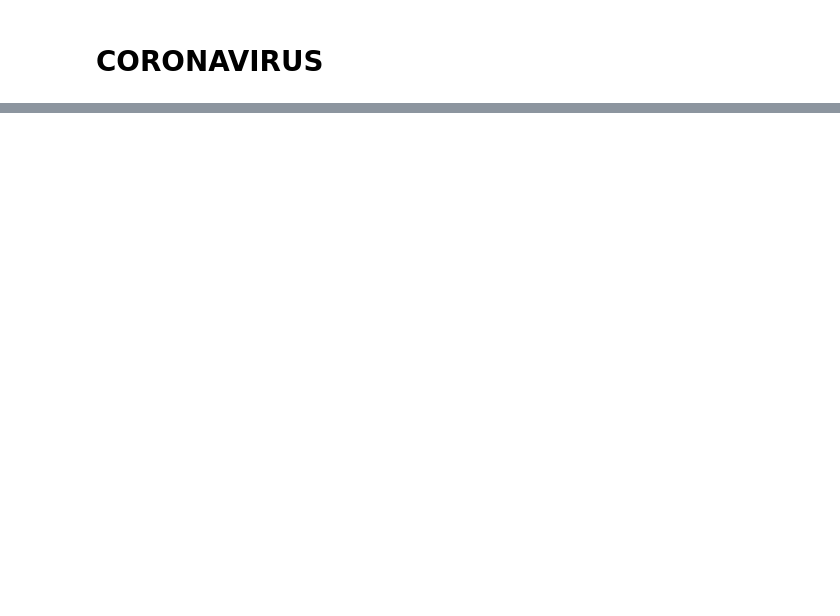
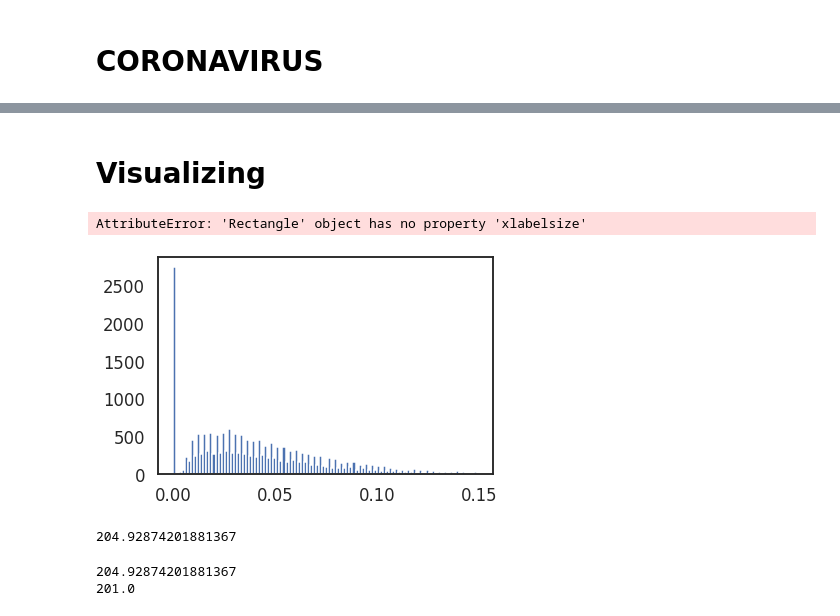
Before and after one commit to quiqueina/Data_Science, a Jupyter notebook: src/CoronaVirus/Coronavirus_Insights.ipynb, the cells around one changed output, grey strips where cells are left out. Drawn from its saved outputs; the diff is of its cells as text; code cells hidden in the pictures; blank space fills up the shorter version.

Commit message:
Adding Coronavirus concept

```diff
--- a/src/CoronaVirus/Coronavirus_Insights.ipynb
+++ b/src/CoronaVirus/Coronavirus_Insights.ipynb
@@ -63,0 +74,3 @@ papers_df = pd.concat([pmc_df,
+# %%
+papers_df = pd.read_csv('/home/kike/Documentos/data/CORONAVIRUS/CORD-19-research-challenge/clean_csv/papers_df.csv')
+papers_df.head(10)
@@ -106,0 +256,34 @@ temp = temp[temp['Date']==max(temp['Date'])].reset_index(drop=True)
+# %% [markdown]
+# Visualizing
+# %%
+import numpy as np
+import seaborn as sns
+import matplotlib.pyplot as plt
+%matplotlib inline
+
+SIA = SentimentIntensityAnalyzer()
+
+def polarity(x):
+    if type(x) == str:
+        return SIA.polarity_scores(x)
+    else:
+        return 1000
+
+sns.set(style="white", context="talk")
+rs = np.random.RandomState(8)
+
+polarity_0 = [pol for pol in papers_df["abstract"].apply(lambda x: polarity(x)) if pol != 1000]
+
+
+
+x = [pols["neg"] for pols in polarity_0 if pols["neg"] < 0.15]
+
+plt.hist(x, bins=100)
+plt.xlabel("X", fontsize=15)
+plt.ylabel("Count",fontsize=15)
+plt.xlim([22.0,90.0])
+
+plt.tight_layout(h_pad=2)
+# %% [output]
+AttributeError: 'Rectangle' object has no property 'xlabelsize'
+[figure, added]
@@ -106,0 +306,11 @@ temp = temp[temp['Date']==max(temp['Date'])].reset_index(drop=True)
+# %%
+nums = papers_df.query("abstract_words != 0 and abstract_words < 500")["abstract_words"]
+nums.mean()
+# %% [output]
+204.92874201881367
+# %%
+print(nums.mean())
+print(nums.median())
+# %% [output]
+204.92874201881367
+201.0
```
Also changed, not shown: parts of 18 cells of this notebook, 3 other files.
